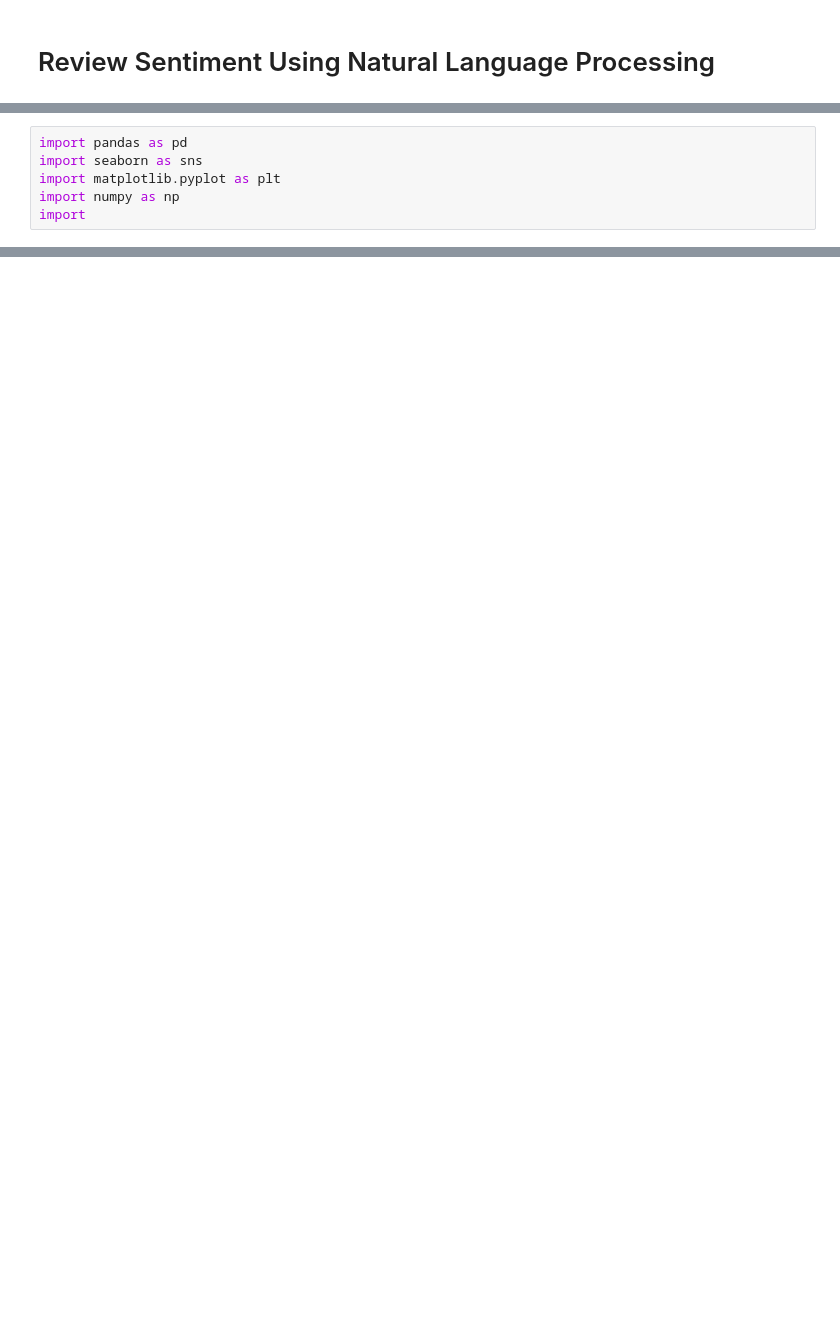
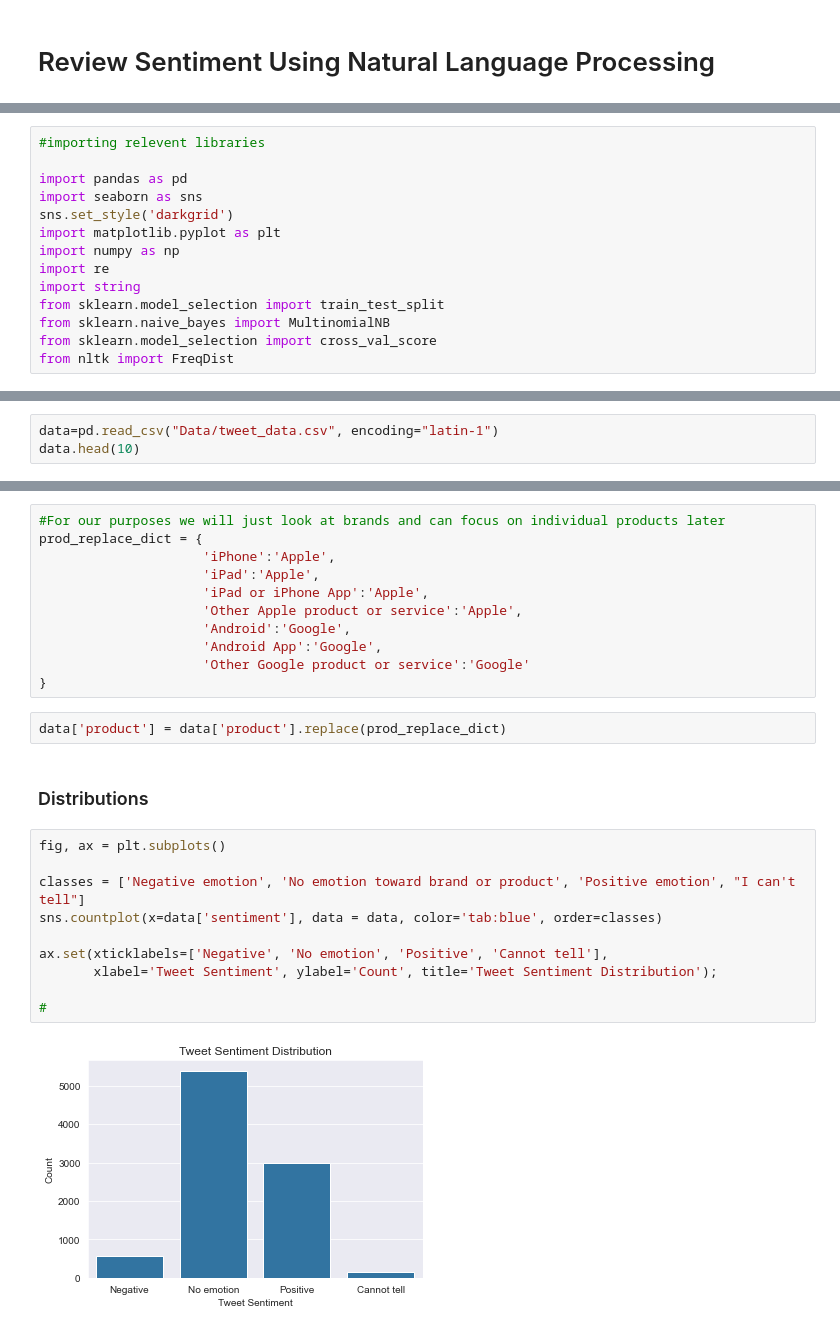
Before and after one commit to cmhollman/Phase_4_Project, a Jupyter notebook: Review_NLP.ipynb, the cells around one changed output, grey strips where cells are left out. Saved outputs shown, nothing was run; the diff lists cells and outputs as text; blank space fills up the shorter version.

Commit message:
basic cleaning/visualizations

```diff
--- a/Review_NLP.ipynb
+++ b/Review_NLP.ipynb
@@ -3,6 +6,14 @@
 # %%
+#importing relevent libraries
+
 import pandas as pd
 import seaborn as sns
+sns.set_style('darkgrid')
 import matplotlib.pyplot as plt
 import numpy as np
-import
+import re
+import string
+from sklearn.model_selection import train_test_split
+from sklearn.naive_bayes import MultinomialNB
+from sklearn.model_selection import cross_val_score
+from nltk import FreqDist
@@ -18,0 +20,3 @@ data.head()
+# %%
+data=pd.read_csv("Data/tweet_data.csv", encoding="latin-1")
+data.head(10)
@@ -30,0 +51,27 @@ Name: sentiment, dtype: int64
+# %%
+#For our purposes we will just look at brands and can focus on individual products later
+prod_replace_dict = {
+                     'iPhone':'Apple',
+                     'iPad':'Apple',
+                     'iPad or iPhone App':'Apple',
+                     'Other Apple product or service':'Apple',
+                     'Android':'Google',
+                     'Android App':'Google',
+                     'Other Google product or service':'Google'
+}
+# %%
+data['product'] = data['product'].replace(prod_replace_dict)
+# %% [markdown]
+### Distributions
+# %%
+fig, ax = plt.subplots()
+
+classes = ['Negative emotion', 'No emotion toward brand or product', 'Positive emotion', "I can't tell"]
+sns.countplot(x=data['sentiment'], data = data, color='tab:blue', order=classes)
+
+ax.set(xticklabels=['Negative', 'No emotion', 'Positive', 'Cannot tell'],
+       xlabel='Tweet Sentiment', ylabel='Count', title='Tweet Sentiment Distribution');
+
+#
+# %% [output]
+[figure, added]
```
Also changed, not shown: parts of 37 cells of this notebook.
